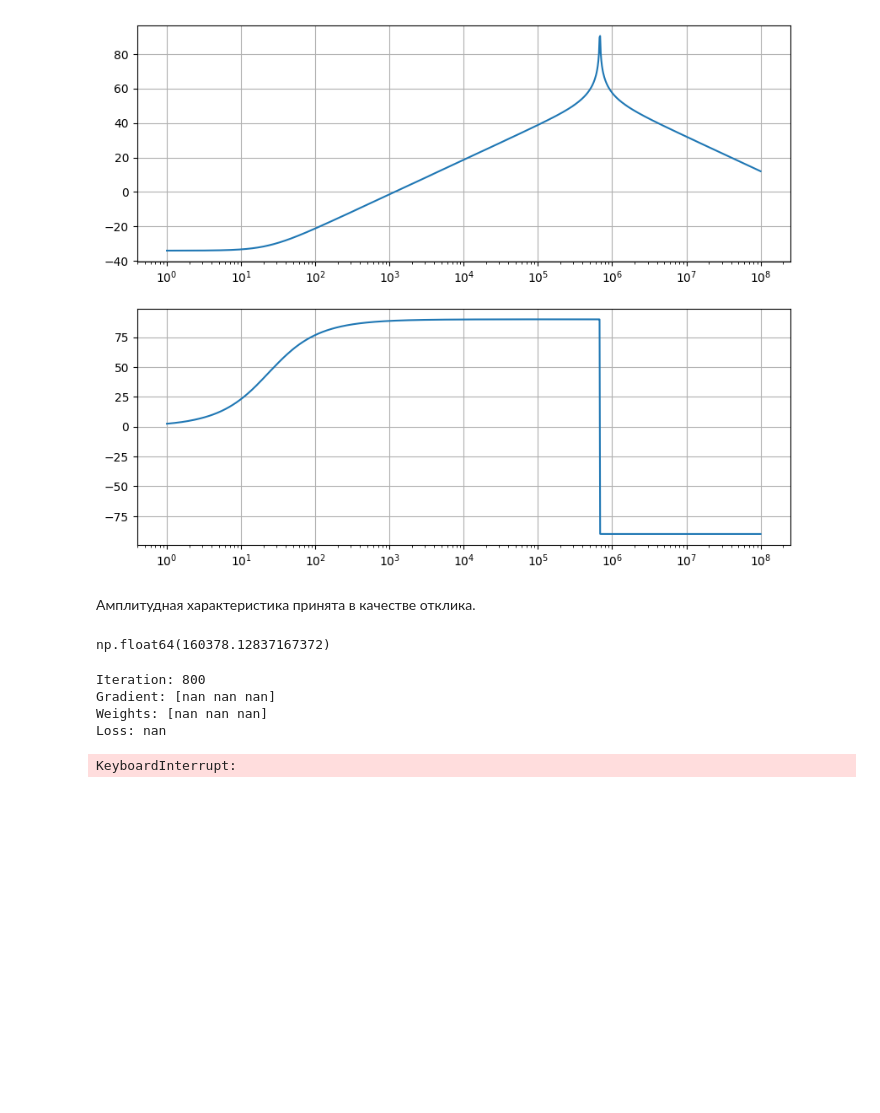
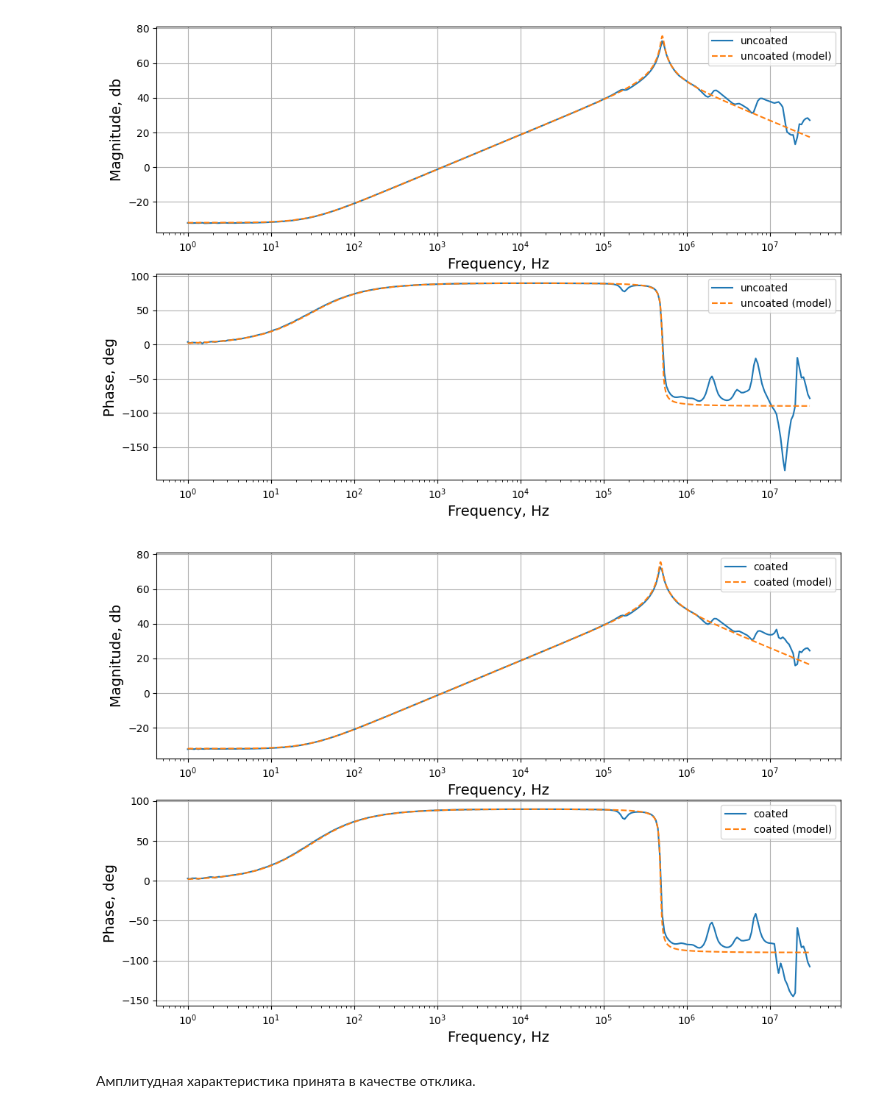
Before and after one commit to romangorbunov91/frequency-models, a Jupyter notebook: notebook.ipynb, the cells around one changed output. Drawn from its saved outputs; the diff is of its cells as text; code cells hidden in the pictures; blank space fills up the shorter version.

```diff
--- a/notebook.ipynb
+++ b/notebook.ipynb
@@ -55,40 +58,38 @@ plt.show()
-# %%
-# Parameters.
-r = 0.02
-L = 136e-6
-C = 400e-12
-R = 5e3
 # %%
-def reactor_model(freq, L, r, C):
+def reactor_model(freq, L, r, C, R):
     s = 1j * 2 * np.pi * freq
 
     # Complex gain.
-    #gain_comp = (1 /(s*C) * (r + s*L) / (1 /(s*C) + (r + s*L)) * R) / (1 /(s*C) * (r + s*L) / (1 /(s*C) + (r + s*L)) + R)
-    gain_comp = 1 /(s*C) * (r + s*L) / (1 /(s*C) + (r + s*L))
+    gain_comp = (1 /(s*C) * (r + s*L) / (1 /(s*C) + (r + s*L)) * R) / (1 /(s*C) * (r + s*L) / (1 /(s*C) + (r + s*L)) + R)
 
     # Magnitude.
     gain_abs = 20*np.log10(np.abs(gain_comp))
     gain_phase = np.unwrap(np.angle(gain_comp))*180/np.pi
 
     return [gain_abs, gain_phase]
+# %%
+# Parameters.
+r = [0.025, 0.025]
+L = [136e-6, 136e-6]
+C = [725e-12, 800e-12]
+R = [6e3, 6e3]
 # %%
-# Create frequency array.
-N = int(1e3)
-f_min = 1
-f_max = 100e6
-freq = np.logspace(np.log10(f_min), np.log10(f_max), N)
 
-
-abs_phase_dataset = reactor_model(freq, L, r, C)#, R)
-
-fig, axs = plt.subplots(nrows=2, ncols=1, figsize=(10, 8))
-for idx in range(2):
-    axs[idx].plot(freq, abs_phase_dataset[idx])
-    axs[idx].axes.grid(True)
-    axs[idx].set_xscale('log')
-plt.show()
+for n, file_name in enumerate(file_list):
+    fig, axs = plt.subplots(nrows=2, ncols=1, figsize=(12, 8))
+    abs_phase_dataset = reactor_model(data[n][:, var.freq.value], L[n], r[n], C[n], R[n])
+    for idx in range(2):
+        axs[idx].plot(data[n][:, var.freq.value], data[n][:, idx + 1], label=file_name)
+        axs[idx].plot(data[n][:, var.freq.value], abs_phase_dataset[idx], '--', label=file_name + ' (model)')
+        axs[idx].set_xlabel('Frequency, Hz', fontsize=user_fontsize)
+        axs[idx].set_ylabel(user_ylabel[idx], fontsize=user_fontsize)
+        axs[idx].axes.grid(True)
+        axs[idx].set_xscale('log')
+        axs[idx].legend()
+    plt.show()
 # %% [output]
-[figure, old version]
+[figure, new version]
+[figure, added]
 # %% [markdown]
 Амплитудная характеристика принята в качестве отклика.
 # %%
@@ -104,8 +105,3 @@ def loss_func(freq, y, w_coeff):
 
     # Функция возвращает сумму квадратов отклонений наблюдений от эталона.
     return np.sum((y - abs_dataset)**2)
-# %%
-w_coeff = np.array([[L, r, C]])
-loss_func(data[0][:, var.freq.value], data[0][:, var.mag_db.value], w_coeff)
-# %% [output]
-np.float64(160378.12837167372)
@@ -175,8 +107,0 @@ def model_fit(X_train, y_train, learning_rate, delta_tolerance):
-# %%
-weights, losses = model_fit(data[0][:, var.freq.value], data[0][:, var.mag_db.value], learning_rate=[1e-8, 1e-11, 1e-18], delta_tolerance=1e-9)
-# %% [output]
-Iteration: 800
-Gradient: [nan nan nan]
-Weights: [nan nan nan]
-Loss: nan
-KeyboardInterrupt:
```
Also changed, not shown: parts of 5 cells of this notebook, 1 other file.
